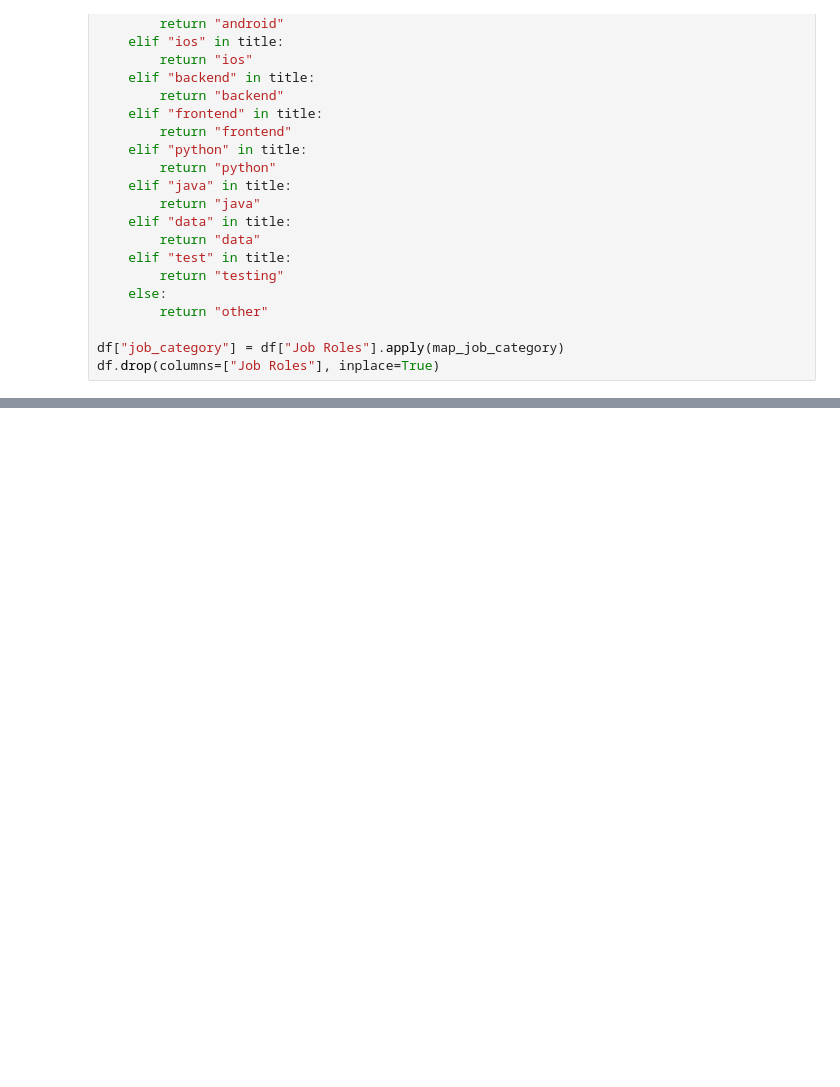
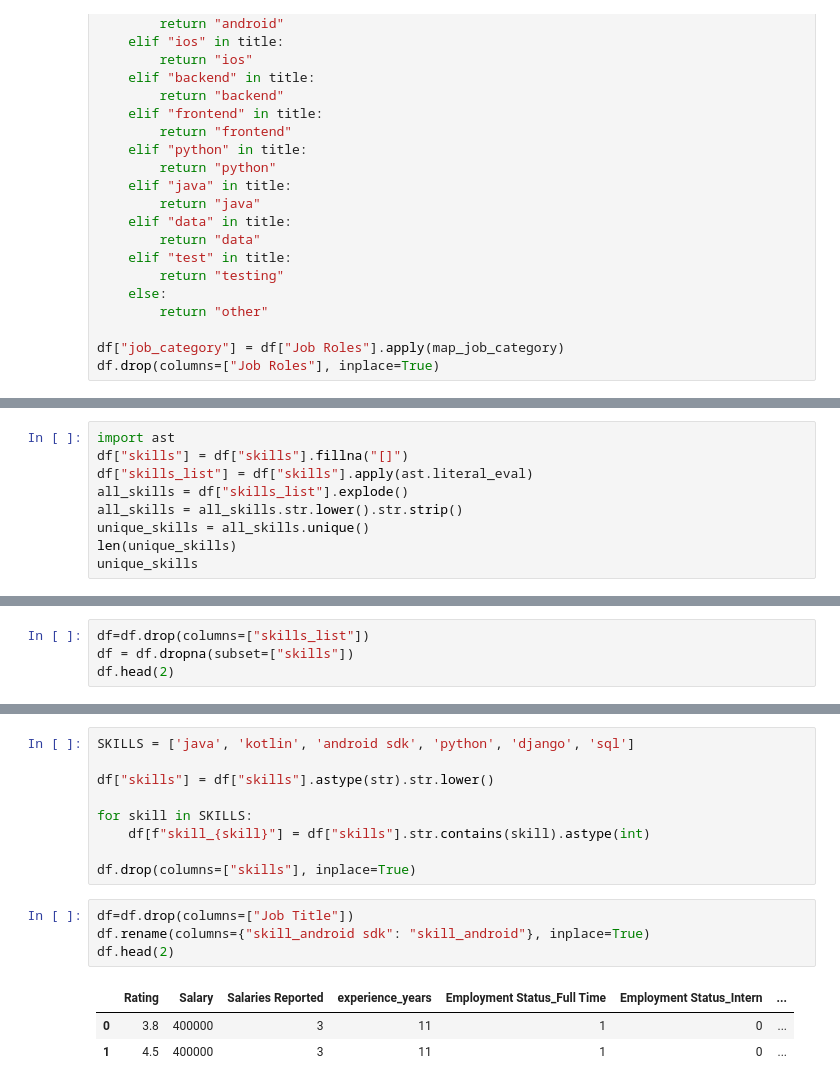
Before and after one commit to NITHINPHEGDE/career-sense, a Jupyter notebook: notebook/featureeng.ipynb, the cells around one changed output, grey strips where cells are left out. Cells and saved outputs as stored; diff of their text form; blank space fills up the shorter version.

```diff
--- a/notebook/featureeng.ipynb
+++ b/notebook/featureeng.ipynb
@@ -82,3 +82,12 @@ df.head(2)
 |  | Rating | Job Title | Salary | Salaries Reported | experience_years | skills | Employment Status_Full Time | ... |
 | 0 | 3.8 | Android Developer | 400000 | 3 | 11 | ['Java', 'Kotlin', 'Android SDK'] | 1 | ... |
 | 1 | 4.5 | Android Developer | 400000 | 3 | 11 | ['Java', 'Kotlin', 'Android SDK'] | 1 | ... |
+# %%
+import ast
+df["skills"] = df["skills"].fillna("[]")
+df["skills_list"] = df["skills"].apply(ast.literal_eval)
+all_skills = df["skills_list"].explode()
+all_skills = all_skills.str.lower().str.strip()
+unique_skills = all_skills.unique()
+len(unique_skills)
+unique_skills
@@ -84,0 +97,4 @@ df.head(2)
+# %%
+df=df.drop(columns=["skills_list"])
+df = df.dropna(subset=["skills"])
+df.head(2)
@@ -84,0 +105,17 @@ df.head(2)
+# %%
+SKILLS = ['java', 'kotlin', 'android sdk', 'python', 'django', 'sql']
+
+df["skills"] = df["skills"].astype(str).str.lower()
+
+for skill in SKILLS:
+    df[f"skill_{skill}"] = df["skills"].str.contains(skill).astype(int)
+
+df.drop(columns=["skills"], inplace=True)
+# %%
+df=df.drop(columns=["Job Title"])
+df.rename(columns={"skill_android sdk": "skill_android"}, inplace=True)
+df.head(2)
+# %% [output]
+|  | Rating | Salary | Salaries Reported | experience_years | Employment Status_Full Time | Employment Status_Intern | ... |
+| 0 | 3.8 | 400000 | 3 | 11 | 1 | 0 | ... |
+| 1 | 4.5 | 400000 | 3 | 11 | 1 | 0 | ... |
```
Also changed, not shown: parts of 2 cells of this notebook.
